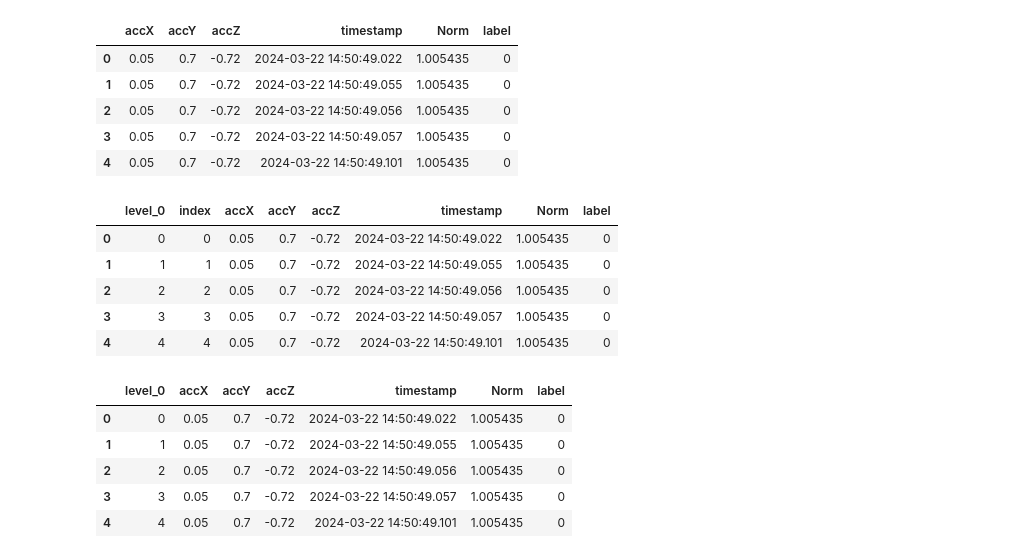
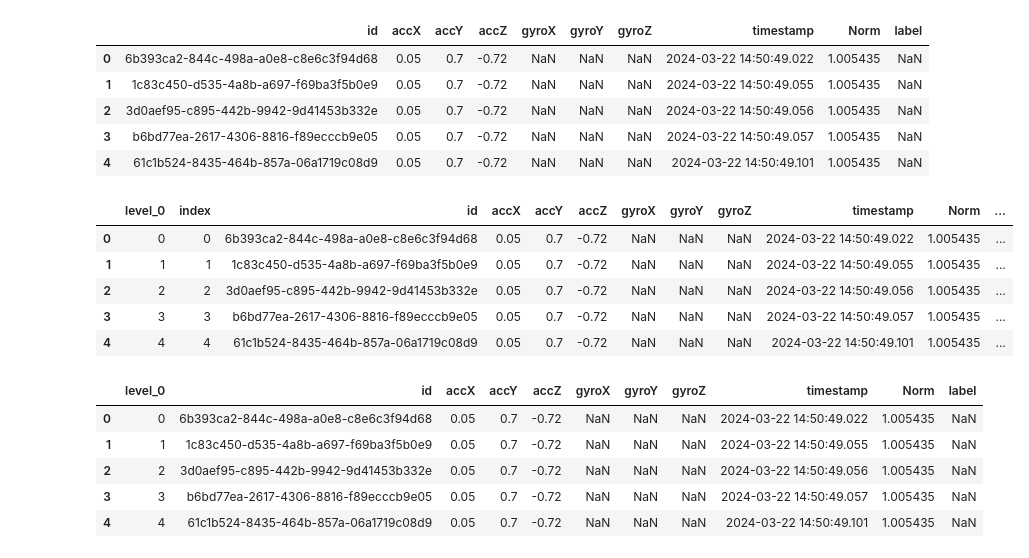
Before and after one commit to SorinoSSK/Personal-Alarm-Device, a Jupyter notebook: MLFallingDetection/DataPreperation_ModelTraining/forAppending.ipynb, the cells around one changed output. Saved outputs shown, nothing was run; the diff lists cells and outputs as text; code cells hidden in the pictures.

Commit message:
Update Data

```diff
--- a/MLFallingDetection/DataPreperation_ModelTraining/forAppending.ipynb
+++ b/MLFallingDetection/DataPreperation_ModelTraining/forAppending.ipynb
@@ -2,41 +2,45 @@
 import pandas as pd
 import numpy as np
 # %%
-filename1 = "FallDataExport1"
-filename2 = "cleaned_exported_data2"
+filename1 = "FallDataExport2"
+filename2 = "exported_data_4"
 # %%
 df1 = pd.read_csv('../DataFile/' + filename1 + '.csv')
 # %%
-df1.drop(columns=['level_0', 'Unnamed: 0'], inplace=True) # drop columns with NaN values and gibberish
+if 'level_0' in df1.columns:
+    df1.drop(columns=['level_0'], inplace=True) # drop columns with NaN values and gibberish
+if 'Unnamed: 0' in df1.columns:
+    df1.drop(columns=['Unnamed: 0'], inplace=True) # drop columns with NaN values and gibberish
 df1.head()
 # %% [output]
-|  | accX | accY | accZ | timestamp | Norm | label |
-| 0 | 0.05 | 0.7 | -0.72 | 2024-03-22 14:50:49.022 | 1.005435 | 0 |
-| 1 | 0.05 | 0.7 | -0.72 | 2024-03-22 14:50:49.055 | 1.005435 | 0 |
-| 2 | 0.05 | 0.7 | -0.72 | 2024-03-22 14:50:49.056 | 1.005435 | 0 |
-| 3 | 0.05 | 0.7 | -0.72 | 2024-03-22 14:50:49.057 | 1.005435 | 0 |
-| 4 | 0.05 | 0.7 | -0.72 | 2024-03-22 14:50:49.101 | 1.005435 | 0 |
+|  | id | accX | accY | accZ | gyroX | gyroY | gyroZ | timestamp | Norm | label |
+| 0 | 6b393ca2-844c-498a-a0e8-c8e6c3f94d68 | 0.05 | 0.7 | -0.72 | NaN | NaN | NaN | 2024-03-22 14:50:49.022 | 1.005435 | NaN |
+| 1 | 1c83c450-d535-4a8b-a697-f69ba3f5b0e9 | 0.05 | 0.7 | -0.72 | NaN | NaN | NaN | 2024-03-22 14:50:49.055 | 1.005435 | NaN |
+| 2 | 3d0aef95-c895-442b-9942-9d41453b332e | 0.05 | 0.7 | -0.72 | NaN | NaN | NaN | 2024-03-22 14:50:49.056 | 1.005435 | NaN |
+| 3 | b6bd77ea-2617-4306-8816-f89ecccb9e05 | 0.05 | 0.7 | -0.72 | NaN | NaN | NaN | 2024-03-22 14:50:49.057 | 1.005435 | NaN |
+| 4 | 61c1b524-8435-464b-857a-06a1719c08d9 | 0.05 | 0.7 | -0.72 | NaN | NaN | NaN | 2024-03-22 14:50:49.101 | 1.005435 | NaN |
 # %%
-df1['Norm'] = np.sqrt(df1['accX']**2+df1['accY']**2+df1['accZ']**2)
-df1 = df1.sort_values(by=['timestamp'])
+if not 'Norm' in df1.columns:
+    df1['Norm'] = np.sqrt(df1['accX']**2+df1['accY']**2+df1['accZ']**2)
+    df1 = df1.sort_values(by=['timestamp'])
 df1 = df1.reset_index()
 df1 = df1.reset_index()
 # df1['label'] = 0
 df1.head()
 # %% [output]
-|  | level_0 | index | accX | accY | accZ | timestamp | Norm | label |
-| 0 | 0 | 0 | 0.05 | 0.7 | -0.72 | 2024-03-22 14:50:49.022 | 1.005435 | 0 |
-| 1 | 1 | 1 | 0.05 | 0.7 | -0.72 | 2024-03-22 14:50:49.055 | 1.005435 | 0 |
-| 2 | 2 | 2 | 0.05 | 0.7 | -0.72 | 2024-03-22 14:50:49.056 | 1.005435 | 0 |
-| 3 | 3 | 3 | 0.05 | 0.7 | -0.72 | 2024-03-22 14:50:49.057 | 1.005435 | 0 |
-| 4 | 4 | 4 | 0.05 | 0.7 | -0.72 | 2024-03-22 14:50:49.101 | 1.005435 | 0 |
+|  | level_0 | index | id | accX | accY | accZ | gyroX | gyroY | gyroZ | timestamp | Norm | ... |
+| 0 | 0 | 0 | 6b393ca2-844c-498a-a0e8-c8e6c3f94d68 | 0.05 | 0.7 | -0.72 | NaN | NaN | NaN | 2024-03-22 14:50:49.022 | 1.005435 | ... |
+| 1 | 1 | 1 | 1c83c450-d535-4a8b-a697-f69ba3f5b0e9 | 0.05 | 0.7 | -0.72 | NaN | NaN | NaN | 2024-03-22 14:50:49.055 | 1.005435 | ... |
+| 2 | 2 | 2 | 3d0aef95-c895-442b-9942-9d41453b332e | 0.05 | 0.7 | -0.72 | NaN | NaN | NaN | 2024-03-22 14:50:49.056 | 1.005435 | ... |
+| 3 | 3 | 3 | b6bd77ea-2617-4306-8816-f89ecccb9e05 | 0.05 | 0.7 | -0.72 | NaN | NaN | NaN | 2024-03-22 14:50:49.057 | 1.005435 | ... |
+| 4 | 4 | 4 | 61c1b524-8435-464b-857a-06a1719c08d9 | 0.05 | 0.7 | -0.72 | NaN | NaN | NaN | 2024-03-22 14:50:49.101 | 1.005435 | ... |
 # %%
 df1 = df1.drop(['index'], axis=1)
 df1.head()
 # %% [output]
-|  | level_0 | accX | accY | accZ | timestamp | Norm | label |
-| 0 | 0 | 0.05 | 0.7 | -0.72 | 2024-03-22 14:50:49.022 | 1.005435 | 0 |
-| 1 | 1 | 0.05 | 0.7 | -0.72 | 2024-03-22 14:50:49.055 | 1.005435 | 0 |
-| 2 | 2 | 0.05 | 0.7 | -0.72 | 2024-03-22 14:50:49.056 | 1.005435 | 0 |
-| 3 | 3 | 0.05 | 0.7 | -0.72 | 2024-03-22 14:50:49.057 | 1.005435 | 0 |
-| 4 | 4 | 0.05 | 0.7 | -0.72 | 2024-03-22 14:50:49.101 | 1.005435 | 0 |
+|  | level_0 | id | accX | accY | accZ | gyroX | gyroY | gyroZ | timestamp | Norm | label |
+| 0 | 0 | 6b393ca2-844c-498a-a0e8-c8e6c3f94d68 | 0.05 | 0.7 | -0.72 | NaN | NaN | NaN | 2024-03-22 14:50:49.022 | 1.005435 | NaN |
+| 1 | 1 | 1c83c450-d535-4a8b-a697-f69ba3f5b0e9 | 0.05 | 0.7 | -0.72 | NaN | NaN | NaN | 2024-03-22 14:50:49.055 | 1.005435 | NaN |
+| 2 | 2 | 3d0aef95-c895-442b-9942-9d41453b332e | 0.05 | 0.7 | -0.72 | NaN | NaN | NaN | 2024-03-22 14:50:49.056 | 1.005435 | NaN |
+| 3 | 3 | b6bd77ea-2617-4306-8816-f89ecccb9e05 | 0.05 | 0.7 | -0.72 | NaN | NaN | NaN | 2024-03-22 14:50:49.057 | 1.005435 | NaN |
+| 4 | 4 | 61c1b524-8435-464b-857a-06a1719c08d9 | 0.05 | 0.7 | -0.72 | NaN | NaN | NaN | 2024-03-22 14:50:49.101 | 1.005435 | NaN |
```
Also changed, not shown: parts of 3 cells of this notebook, 23 other files.
